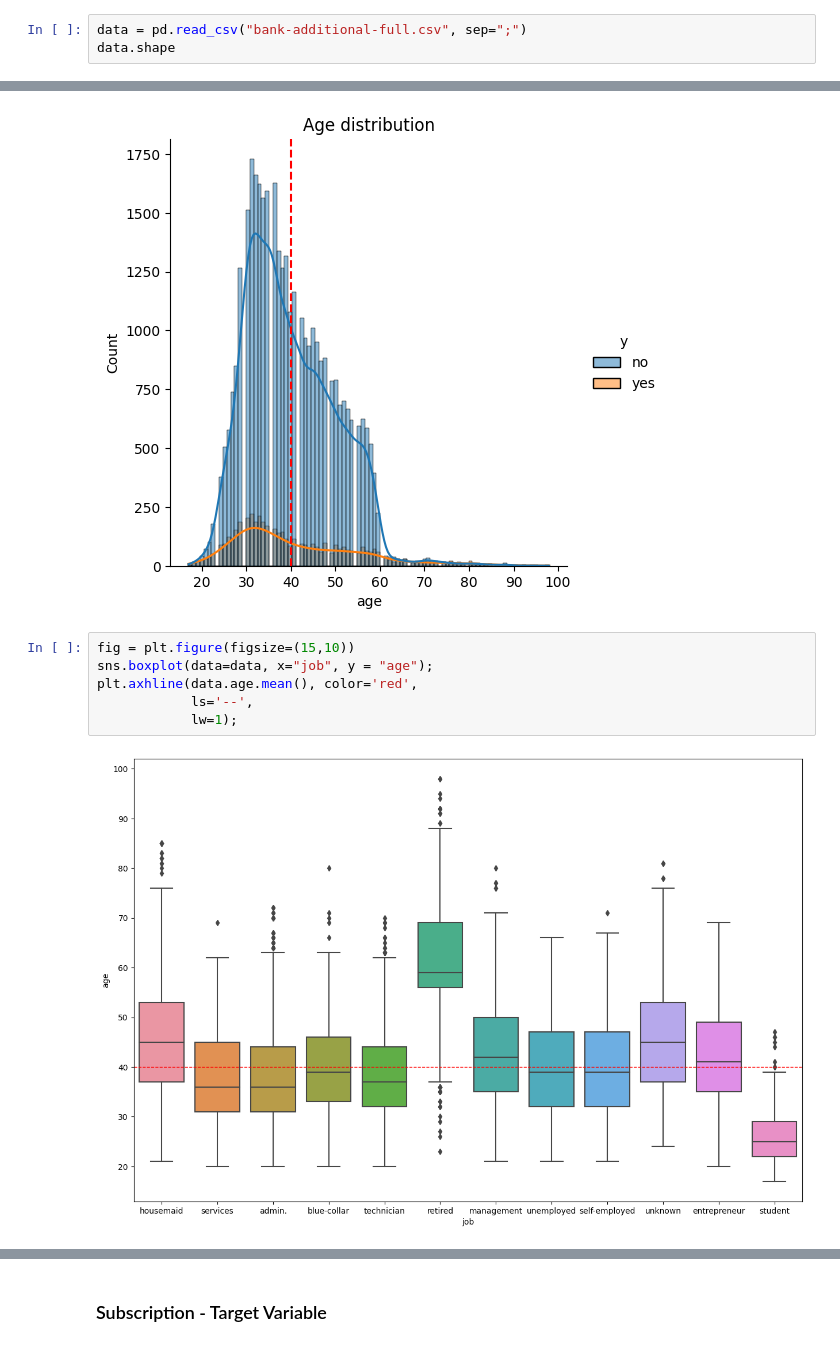
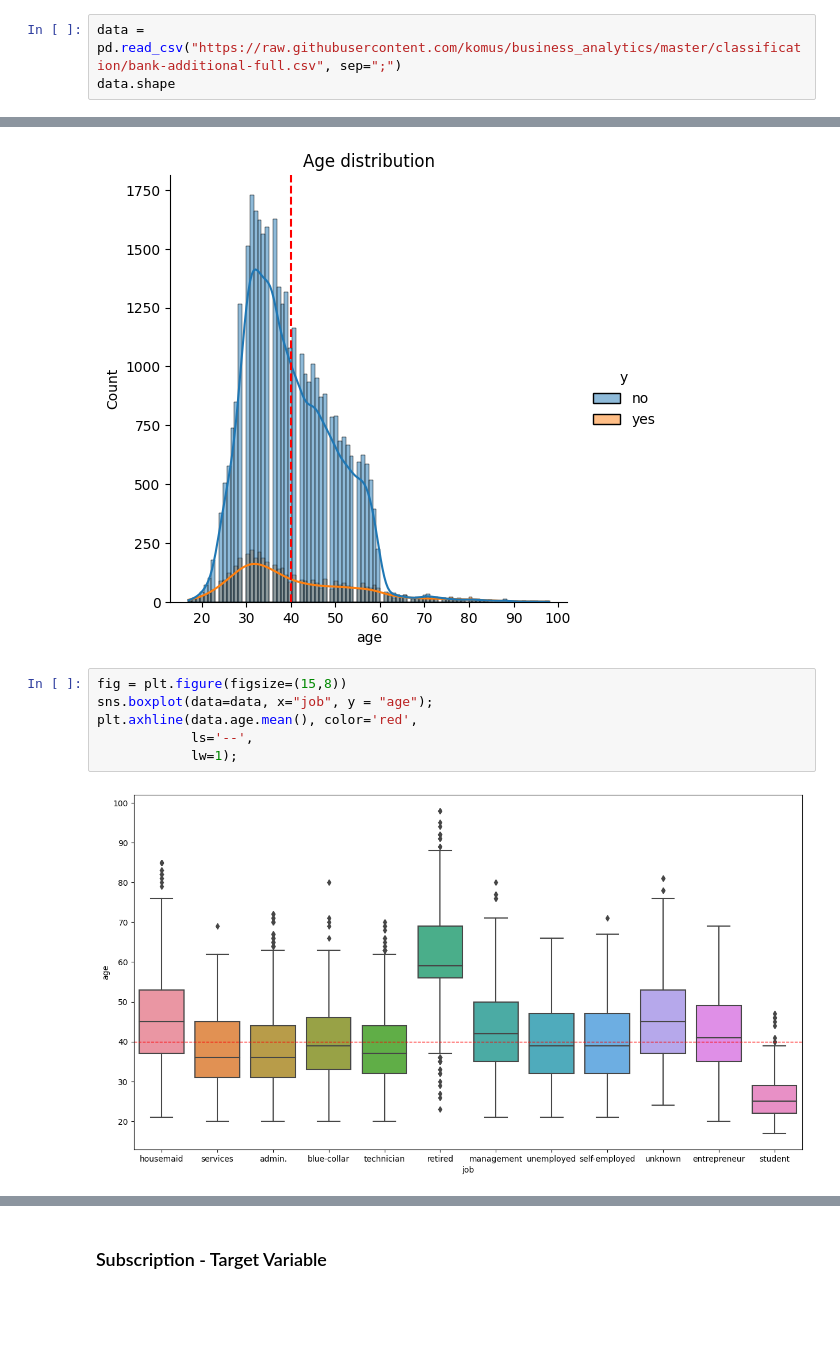
Before and after one commit to komus/business_analytics, a Jupyter notebook: classification/assignment02.ipynb, the cells around one changed output, grey strips where cells are left out. Drawn from its saved outputs; the diff is of its cells as text; blank space fills up the shorter version.

```diff
--- a/classification/assignment02.ipynb
+++ b/classification/assignment02.ipynb
@@ -19,7 +19,7 @@ import matplotlib.pyplot as plt
 
 The dataset has 20 features and a target. It is comprises of Numeric and categorical columns. The dataset has no missing data
 # %%
-data = pd.read_csv("bank-additional-full.csv", sep=";")
+data = pd.read_csv("https://raw.githubusercontent.com/komus/business_analytics/master/classification/bank-additional-full.csv", sep=";")
 data.shape
 # %% [output]
 (41188, 21)
@@ -70,10 +70,10 @@ plt.axvline(x=data.age.mean(),
 # %% [output]
 [figure]
 # %%
-fig = plt.figure(figsize=(15,10))
+fig = plt.figure(figsize=(15,8))
 sns.boxplot(data=data, x="job", y = "age");
 plt.axhline(data.age.mean(), color='red',
             ls='--',
             lw=1);
 # %% [output]
-[figure, old version]
+[figure, new version]
```
Also changed, not shown: parts of 6 cells of this notebook, 2 other files.
